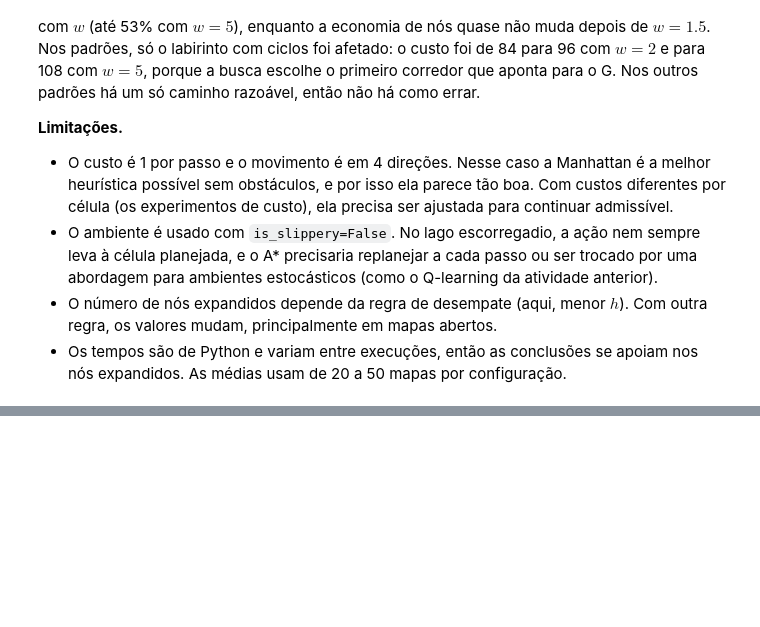
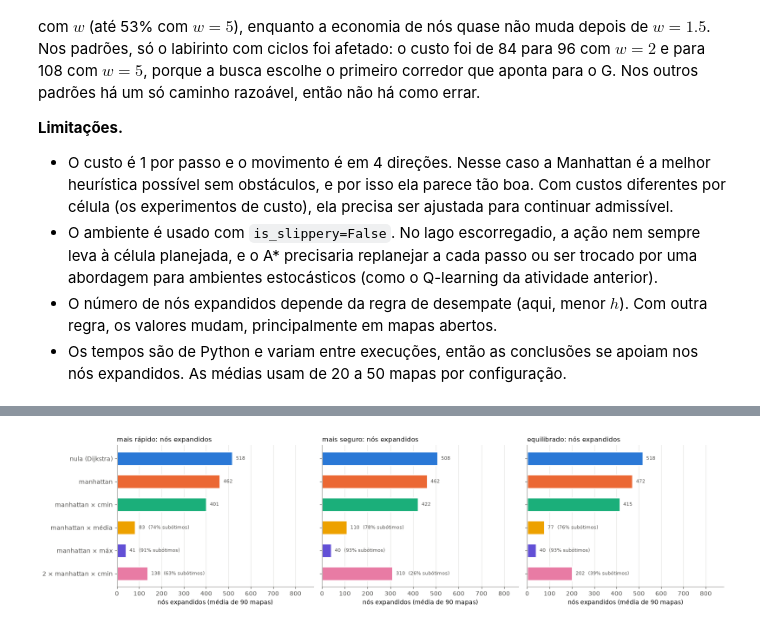
Before and after one commit to ctrindadedev/game-ai-lab, a Jupyter notebook: FrozenLake/frozenlake_astar.ipynb, the cells around one changed output, grey strips where cells are left out. Drawn from its saved outputs; the diff is of its cells as text; code cells hidden in the pictures; blank space fills up the shorter version.

```diff
--- a/FrozenLake/frozenlake_astar.ipynb
+++ b/FrozenLake/frozenlake_astar.ipynb
@@ -646,0 +939,12 @@ Abrir 10% das paredes do labirinto reduz o custo para 84, e aí a heurística vo
+# %%
+df_custo["subotimo"] = df_custo["excesso_%"] > 1e-9
+tab_hc = (df_custo.groupby(["perfil", "heuristica"], sort=False)
+          .agg(cmin=("cmin", "mean"), **{"custo médio": ("custo médio", "mean")},
+               **{"h(S) / ótimo": ("h(S) / ótimo", "mean"),
+                  "h(S) / ótimo máx.": ("h(S) / ótimo", "max")},
+               expandidos=("expandidos", "mean"),
+               **{"% subótimos": ("subotimo", lambda s: 100 * s.mean()),
+                  "excesso médio (%)": ("excesso_%", "mean"),
+                  "excesso máx. (%)": ("excesso_%", "max")})
+          .round(2))
+tab_hc
@@ -646,0 +970,21 @@ Abrir 10% das paredes do labirinto reduz o custo para 84, e aí a heurística vo
+# %%
+fig, axes = plt.subplots(1, 3, figsize=(16, 4.2), sharey=True)
+for ax, perfil in zip(axes, PERFIS):
+    d = tab_hc.loc[perfil].reset_index()
+    y = list(range(len(d)))
+    ax.barh(y, d.expandidos, color=[CORES_CUSTO[n] for n in d.heuristica], height=0.6,
+            edgecolor="white", linewidth=2)
+    for yi, (v, sub) in enumerate(zip(d.expandidos, d["% subótimos"])):
+        rotulo = f"{v:.0f}" + (f"  ({sub:.0f}% subótimos)" if sub > 0 else "")
+        ax.text(v, yi, "  " + rotulo, va="center", fontsize=8, color="#52514e")
+    ax.set_yticks(y, d.heuristica)
+    estilo(ax, f"{perfil}: nós expandidos", "nós expandidos (média de 90 mapas)", "")
+    ax.grid(axis="y", visible=False)
+    ax.grid(axis="x", color="#e4e3df", linewidth=0.8)
+    ax.set_xlim(0, d.expandidos.max() * 1.7)
+axes[0].invert_yaxis()
+plt.tight_layout()
+plt.savefig(FIGURAS / "custo_heuristicas.png", dpi=150, bbox_inches="tight")
+plt.show()
+# %% [output]
+[figure, added]
```
Also changed, not shown: parts of 27 cells of this notebook, 7 other files.
